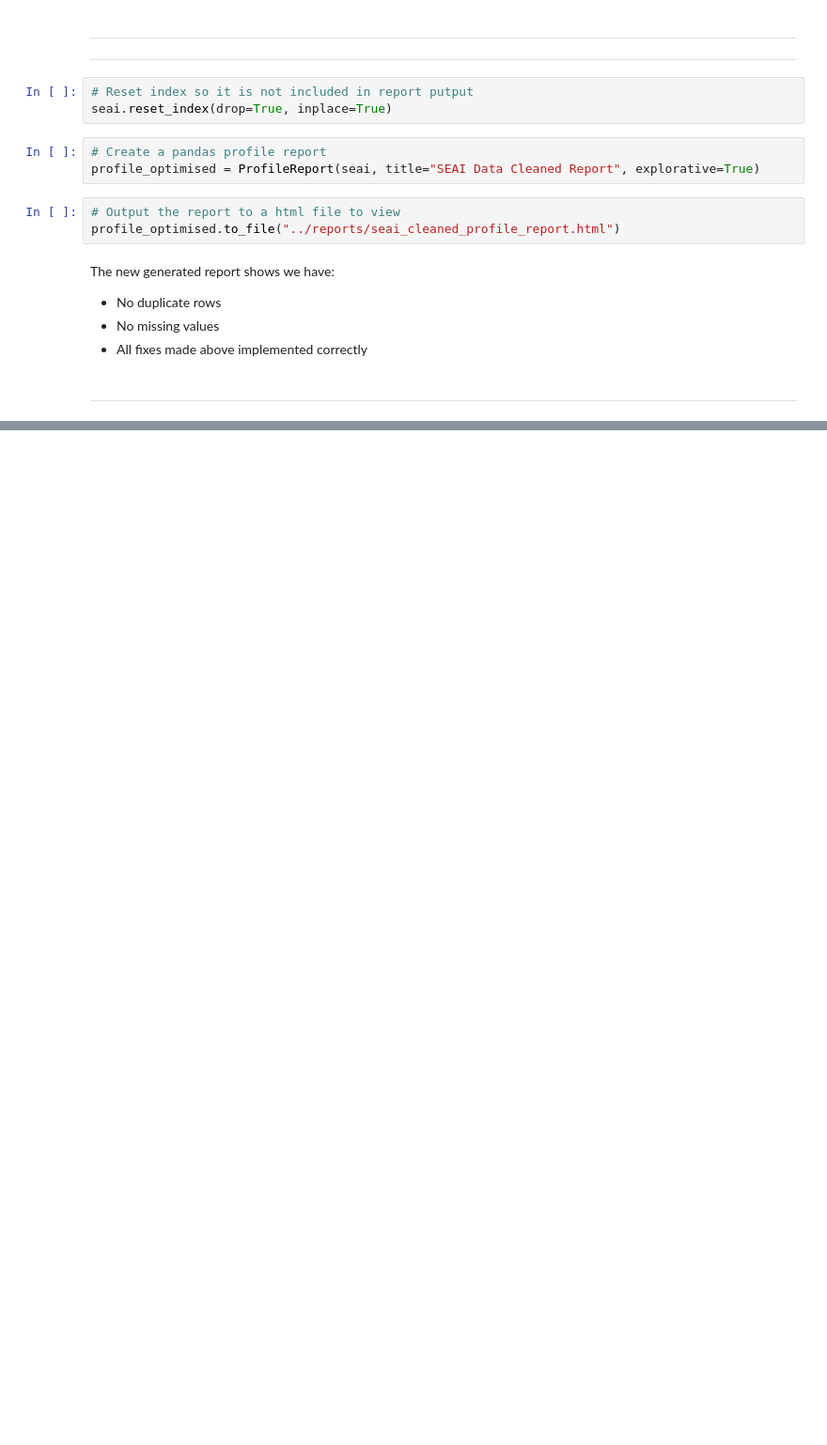
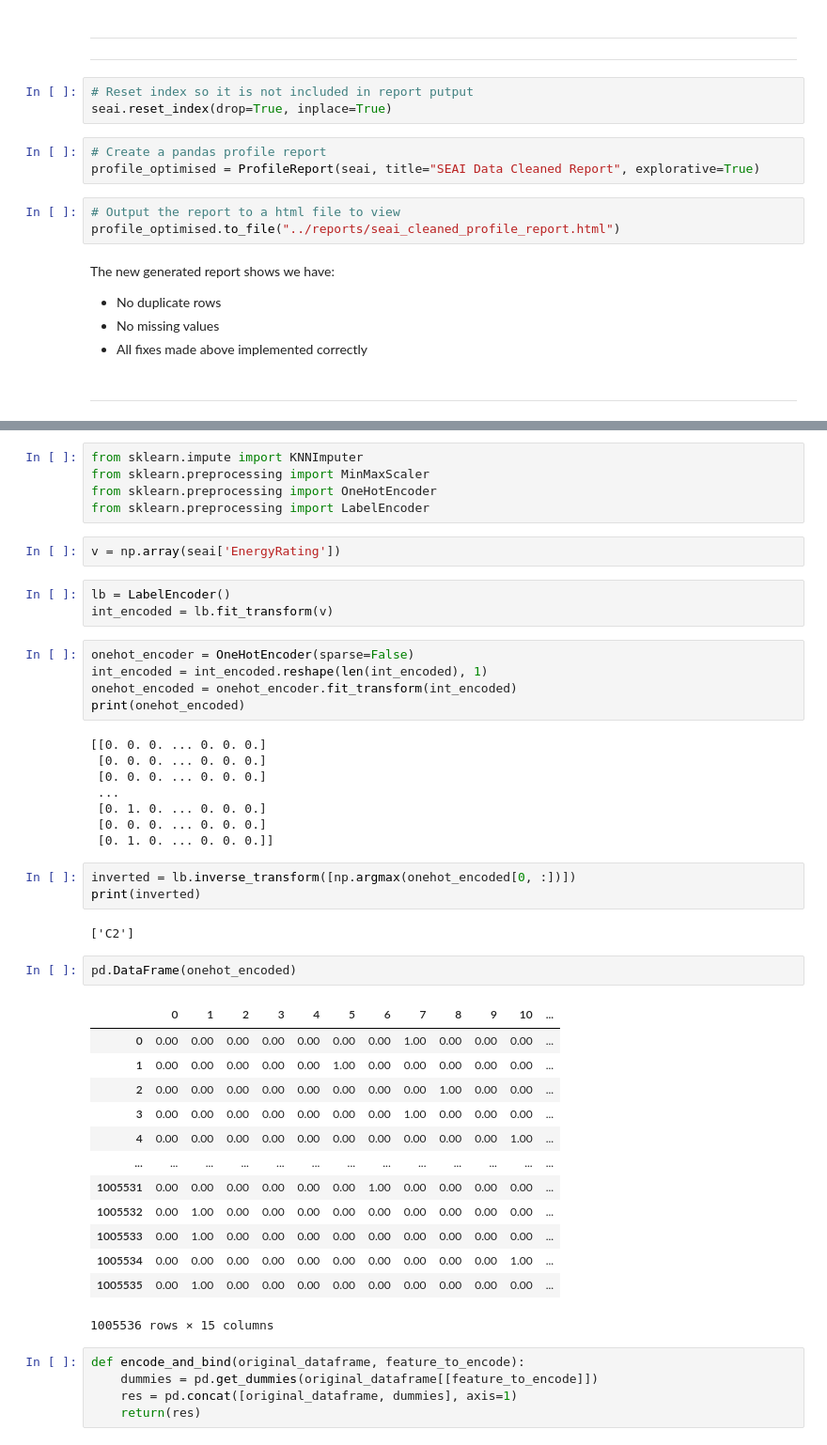
Before and after one commit to OisinB-2814/masters_thesis_ob2814, a Jupyter notebook: notebooks/define.ipynb, the cells around one changed output, grey strips where cells are left out. Shown: that part at 94% size. Drawn from its saved outputs; the diff is of its cells as text; blank space fills up the shorter version.

```diff
--- a/notebooks/define.ipynb
+++ b/notebooks/define.ipynb
@@ -264,0 +304,49 @@ The new generated report shows we have:
+# %%
+from sklearn.impute import KNNImputer
+from sklearn.preprocessing import MinMaxScaler
+from sklearn.preprocessing import OneHotEncoder
+from sklearn.preprocessing import LabelEncoder
+# %%
+v = np.array(seai['EnergyRating'])
+# %%
+lb = LabelEncoder()
+int_encoded = lb.fit_transform(v)
+# %%
+onehot_encoder = OneHotEncoder(sparse=False)
+int_encoded = int_encoded.reshape(len(int_encoded), 1)
+onehot_encoded = onehot_encoder.fit_transform(int_encoded)
+print(onehot_encoded)
+# %% [output]
+[[0. 0. 0. ... 0. 0. 0.]
+ [0. 0. 0. ... 0. 0. 0.]
+ [0. 0. 0. ... 0. 0. 0.]
+ ...
+ [0. 1. 0. ... 0. 0. 0.]
+ [0. 0. 0. ... 0. 0. 0.]
+ [0. 1. 0. ... 0. 0. 0.]]
+# %%
+inverted = lb.inverse_transform([np.argmax(onehot_encoded[0, :])])
+print(inverted)
+# %% [output]
+['C2']
+# %%
+pd.DataFrame(onehot_encoded)
+# %% [output]
+|  | 0 | 1 | 2 | 3 | 4 | 5 | 6 | 7 | 8 | 9 | 10 | ... |
+| 0 | 0.00 | 0.00 | 0.00 | 0.00 | 0.00 | 0.00 | 0.00 | 1.00 | 0.00 | 0.00 | 0.00 | ... |
+| 1 | 0.00 | 0.00 | 0.00 | 0.00 | 0.00 | 1.00 | 0.00 | 0.00 | 0.00 | 0.00 | 0.00 | ... |
+| 2 | 0.00 | 0.00 | 0.00 | 0.00 | 0.00 | 0.00 | 0.00 | 0.00 | 1.00 | 0.00 | 0.00 | ... |
+| 3 | 0.00 | 0.00 | 0.00 | 0.00 | 0.00 | 0.00 | 0.00 | 1.00 | 0.00 | 0.00 | 0.00 | ... |
+| 4 | 0.00 | 0.00 | 0.00 | 0.00 | 0.00 | 0.00 | 0.00 | 0.00 | 0.00 | 0.00 | 1.00 | ... |
+| ... | ... | ... | ... | ... | ... | ... | ... | ... | ... | ... | ... | ... |
+| 1005531 | 0.00 | 0.00 | 0.00 | 0.00 | 0.00 | 0.00 | 1.00 | 0.00 | 0.00 | 0.00 | 0.00 | ... |
+| 1005532 | 0.00 | 1.00 | 0.00 | 0.00 | 0.00 | 0.00 | 0.00 | 0.00 | 0.00 | 0.00 | 0.00 | ... |
+| 1005533 | 0.00 | 1.00 | 0.00 | 0.00 | 0.00 | 0.00 | 0.00 | 0.00 | 0.00 | 0.00 | 0.00 | ... |
+| 1005534 | 0.00 | 0.00 | 0.00 | 0.00 | 0.00 | 0.00 | 0.00 | 0.00 | 0.00 | 0.00 | 1.00 | ... |
+| 1005535 | 0.00 | 1.00 | 0.00 | 0.00 | 0.00 | 0.00 | 0.00 | 0.00 | 0.00 | 0.00 | 0.00 | ... |
+1005536 rows × 15 columns
+# %%
+def encode_and_bind(original_dataframe, feature_to_encode):
+    dummies = pd.get_dummies(original_dataframe[[feature_to_encode]])
+    res = pd.concat([original_dataframe, dummies], axis=1)
+    return(res)
```
Also changed, not shown: parts of 8 cells of this notebook, 2 other files.
